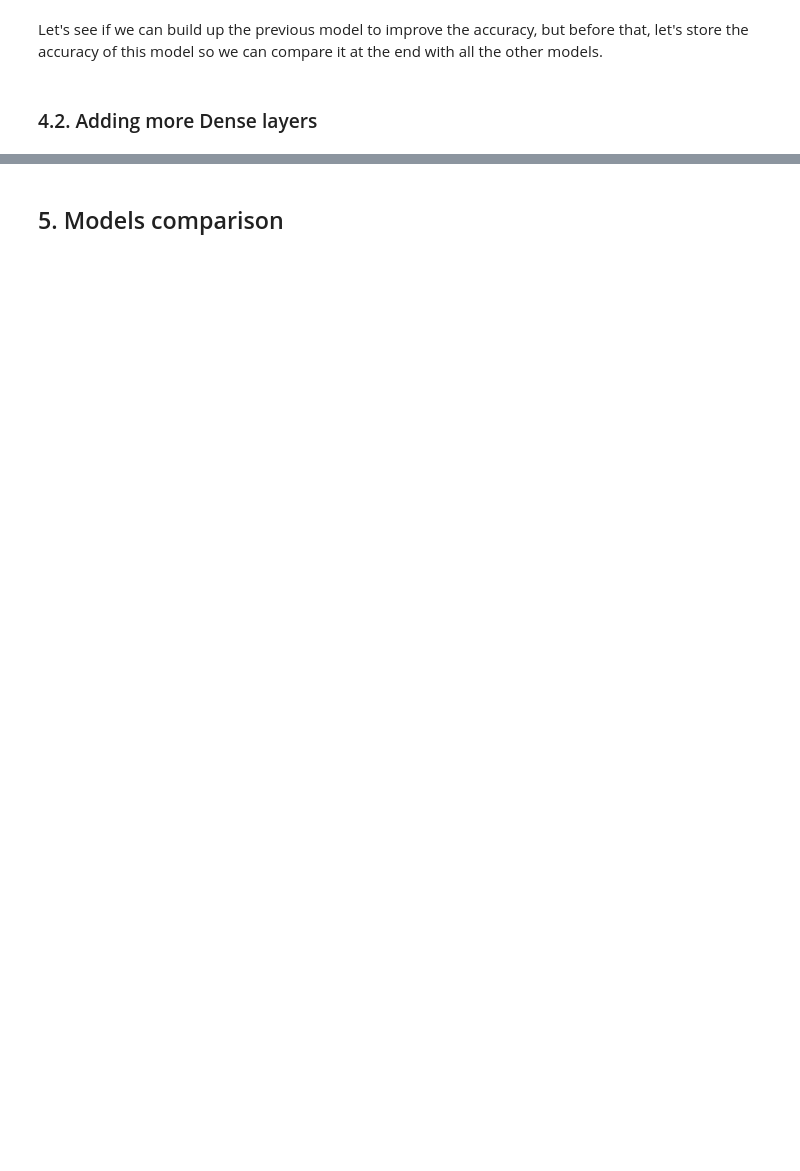
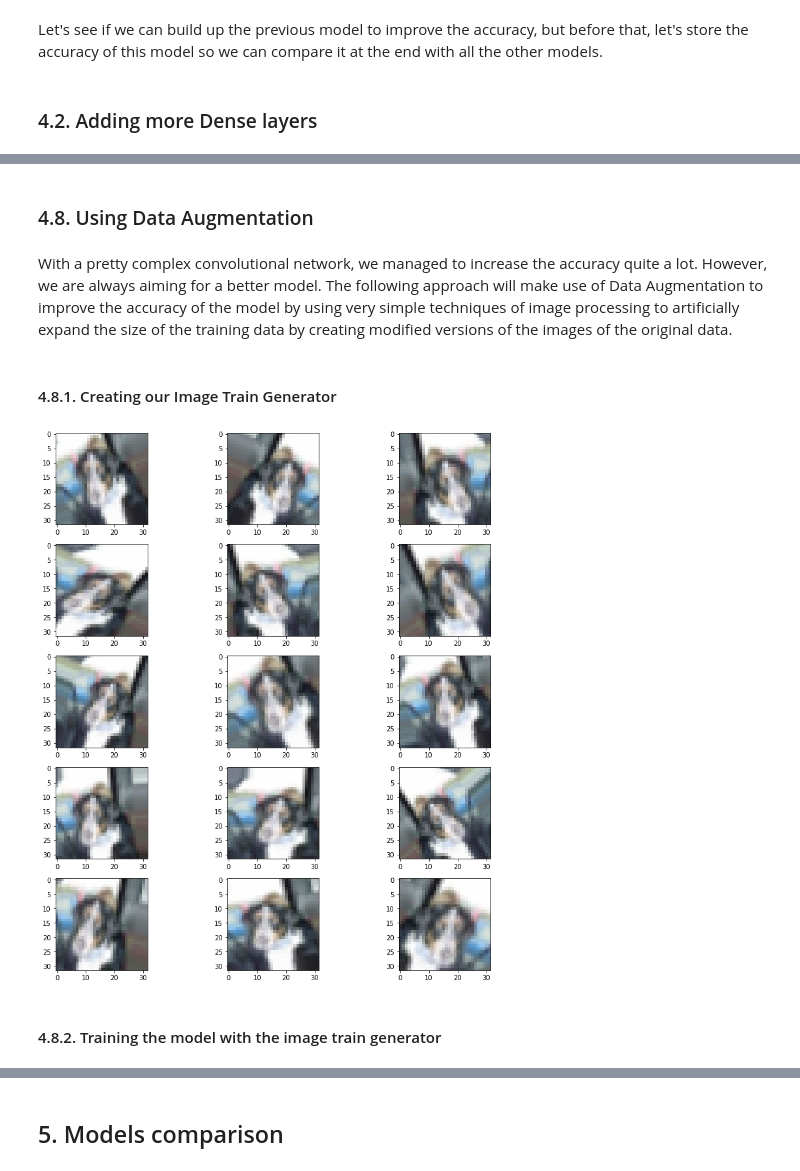
Before and after one commit to Maycas/DeepLearning-CIFAR10, a Jupyter notebook: CNN_Image_Classification_CIFAR10_{Marc_Maycas}.ipynb, the cells around one changed output, grey strips where cells are left out. Drawn from its saved outputs; the diff is of its cells as text; code cells hidden in the pictures; blank space fills up the shorter version.

```diff
--- a/CNN_Image_Classification_CIFAR10_{Marc_Maycas}.ipynb
+++ b/CNN_Image_Classification_CIFAR10_{Marc_Maycas}.ipynb
@@ -346,0 +866,23 @@ model_evaluations.append(
+# %% [markdown]
+### 4.8. Using Data Augmentation <a class="anchor" id="data_augmentation"></a>
+# %% [markdown]
+With a pretty complex convolutional network, we managed to increase the accuracy quite a lot. However, we are always aiming for a better model. The following approach will make use of Data Augmentation to improve the accuracy of the model by using very simple techniques of image processing to artificially expand the size of the training data by creating modified versions of the images of the original data.
+# %% [markdown]
+#### 4.8.1. Creating our Image Train Generator <a class="anchor" id="train_generator"></a>
+# %%
+# train data
+train_datagen = ImageDataGenerator(
+      rotation_range = 40,
+      shear_range = 0.2,
+      zoom_range = 0.2,
+      horizontal_flip = True,
+      width_shift_range = 0.1,
+      height_shift_range = 0.1,
+      fill_mode='nearest'
+    )
+
+train_generator = train_datagen.flow(
+    x_train,
+    y_train,
+    batch_size = 80
+)
@@ -346,0 +897,24 @@ model_evaluations.append(
+# %%
+# checking the transformations of the already created generators
+
+sample = np.random.choice(range(0,4999))
+
+example_generator = train_datagen.flow(
+    x_train[sample:sample+1],
+    y_train[sample:sample+1],
+    batch_size=1
+)
+
+plt.figure(figsize=(12, 12))
+for i in range(0,15):
+    plt.subplot(5, 3, i+1)
+    for X,y in example_generator:
+        image = X[0]
+        plt.imshow(image)
+        break
+plt.tight_layout()
+plt.show()
+# %% [output]
+[figure, added]
+# %% [markdown]
+#### 4.8.2. Training the model with the image train generator <a class="anchor" id="train_generator_training_model"></a>
```
Also changed, not shown: parts of 49 cells of this notebook.
